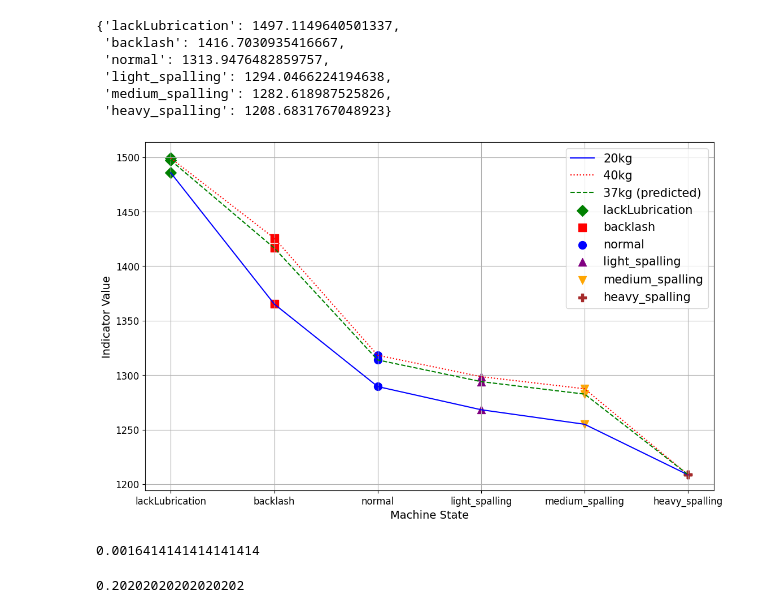
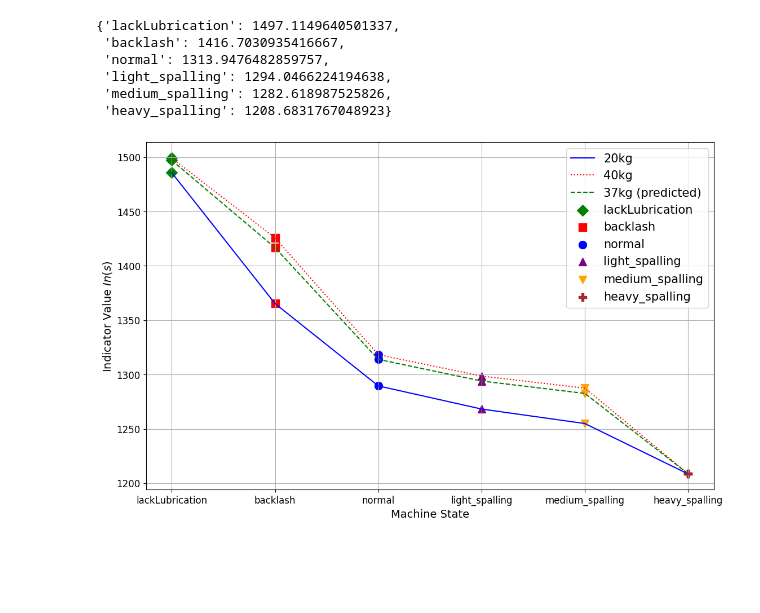
Before and after one commit to BlueAsuka/RAVEN, a Jupyter notebook: notebooks/feature_viz.ipynb, the cells around one changed output. Cells and saved outputs as stored; diff of their text form; code cells hidden in the pictures; blank space fills up the shorter version.

```diff
--- a/notebooks/feature_viz.ipynb
+++ b/notebooks/feature_viz.ipynb
@@ -352,40 +352,32 @@ colors = {'normal': 'blue', 'backlash': 'red', 'lackLubrication': 'green', 'ligh
 
 # Plot the curve
 plt.figure(figsize=(13, 8))
 plt.plot(values_20, label='20kg', linestyle='-', color='b')
 plt.plot(values_40, label='40kg', linestyle=':', color='r')
 plt.plot(values_inter, label='37kg (predicted)', linestyle='--', color='g')
 
 
 for i, (key, value) in enumerate(zip(keys_20, values_20)):
     plt.scatter(i, value, marker=markers[key], color=colors[key], label=key, s=100)
 for i, (key, value) in enumerate(zip(keys_40, values_40)):
     plt.scatter(i, value, marker=markers[key], color=colors[key], label=key, s=100)
 for i, (key, value) in enumerate(zip(keys_inter, values_inter)):
     plt.scatter(i, value, marker=markers[key], color=colors[key], label=key, s=100)
 
 # Creating a custom legend with unique handles
 handles, labels = plt.gca().get_legend_handles_labels()
 by_label = dict(zip(labels, handles))  # Remove duplicates
 plt.legend(by_label.values(), by_label.keys(), loc='upper right', fontsize=15)
 
 # Add title and labels
 # plt.title('Values in Sorted Dictionary with Clear Labels')
 plt.xlabel('Machine State', fontsize=14)
-plt.ylabel('Indicator Value', fontsize=14)
+plt.ylabel('Indicator Value ' + r'$In(s)$', fontsize=14)
 plt.xticks(ticks=list(range(len(states_labels))), labels=states_labels, fontsize=12)
 plt.yticks(fontsize=12)
 
 # Display plot
 plt.grid(True)
 plt.show()
 # %% [output]
-[figure, old version]
+[figure, new version]
-# %%
-pywt.scale2frequency('morl', scale=495)
-# %% [output]
-0.0016414141414141414
-# %%
-100 / 495
-# %% [output]
-0.20202020202020202
```
Also changed, not shown: 1 other file.
